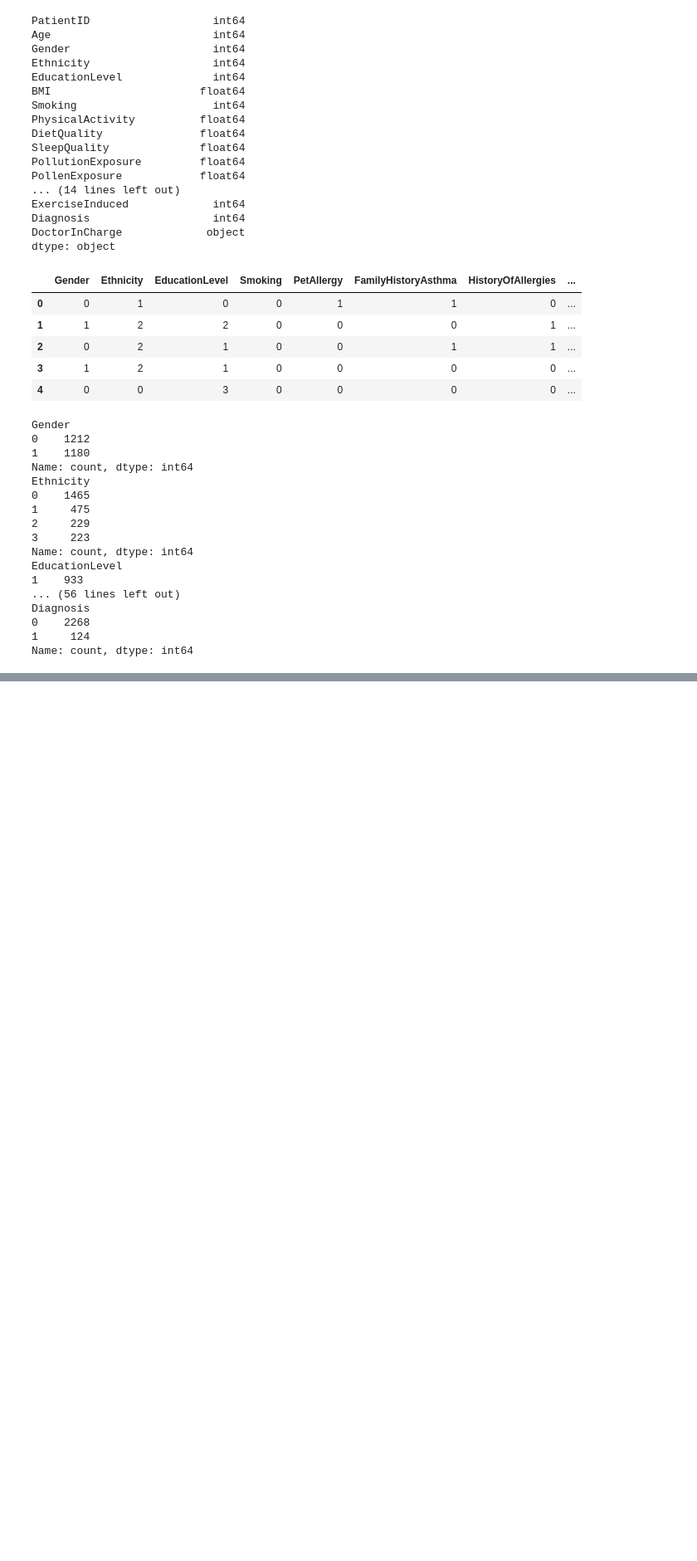
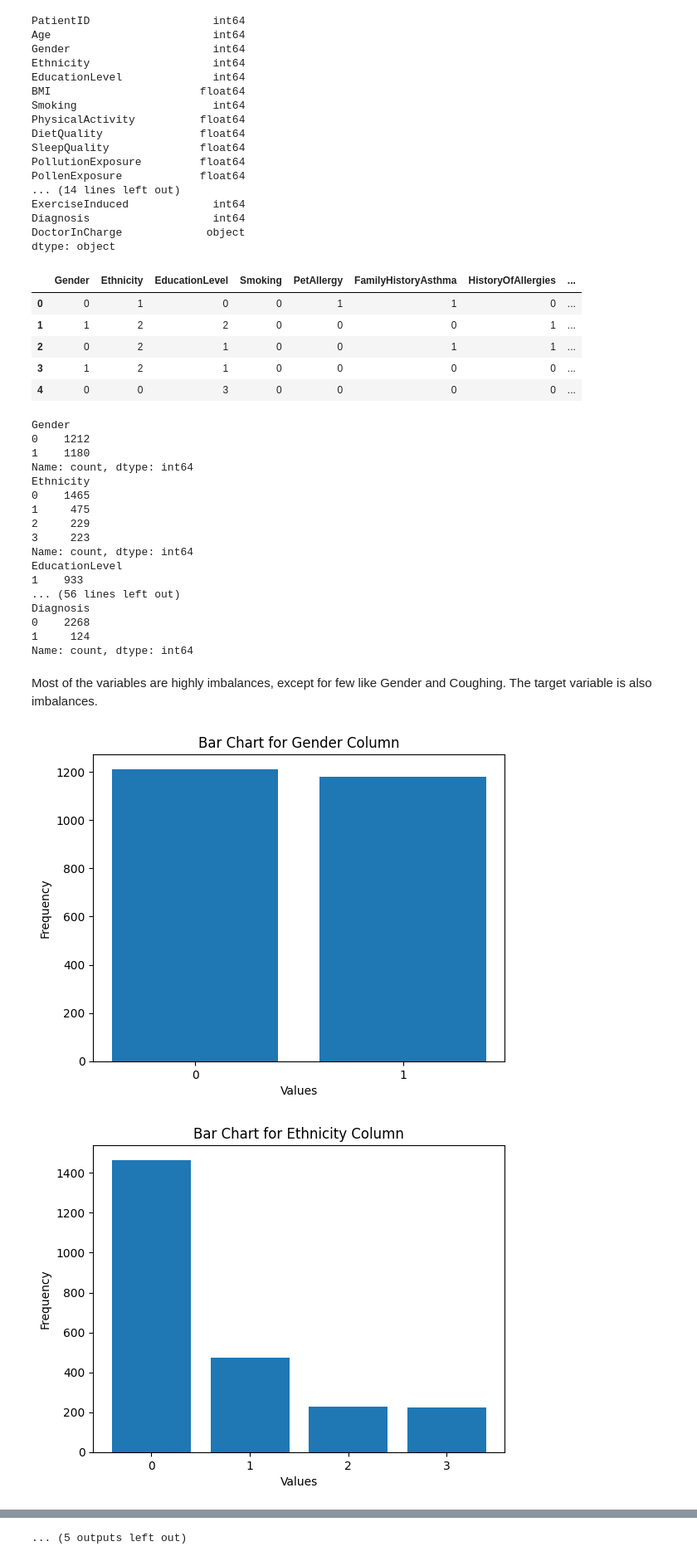
Before and after one commit to kchomakova/ai_upskill_2025_datascience, a Jupyter notebook: notebooks/Data Exploration.ipynb, the cells around one changed output, grey strips where cells are left out. Shown at 83% size. Saved outputs shown, nothing was run; the diff lists cells and outputs as text; code cells hidden in the pictures; blank space fills up the shorter version.

```diff
--- a/notebooks/Data Exploration.ipynb
+++ b/notebooks/Data Exploration.ipynb
@@ -77,3 +78,17 @@ Diagnosis
 0    2268
 1     124
 Name: count, dtype: int64
+# %% [markdown]
+Most of the variables are highly imbalances, except for few like Gender and Coughing. The target variable is also imbalances.
+# %%
+for col in asthma_int_cols.columns:
+    plt.figure()
+    plt.bar(asthma_int_cols[col].value_counts().index, asthma_int_cols[col].value_counts().values)
+    plt.xticks(asthma_int_cols[col].value_counts().index)
+    plt.xlabel('Values')
+    plt.ylabel('Frequency')
+    plt.title(f'Bar Chart for {col} Column')
+    plt.show()
+# %% [output]
+[figure, added]
+[figure, added]
@@ -79,0 +105 @@ Name: count, dtype: int64
+... (5 outputs left out)
```
Also changed, not shown: parts of 10 cells of this notebook.
